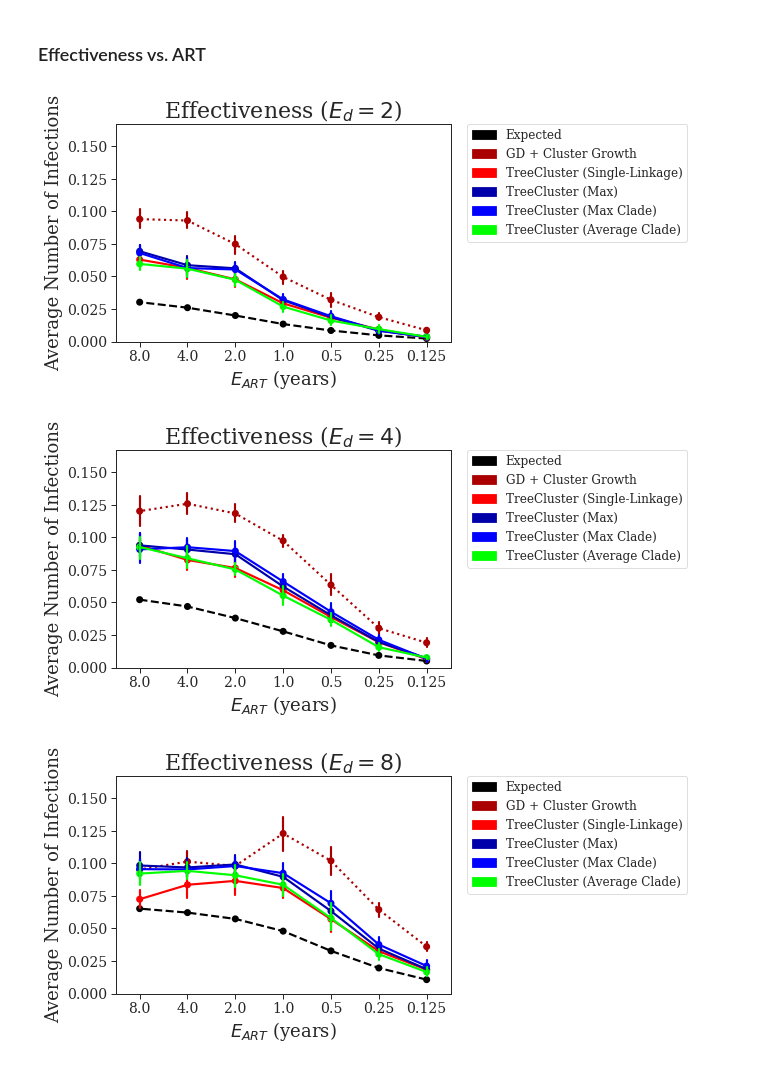
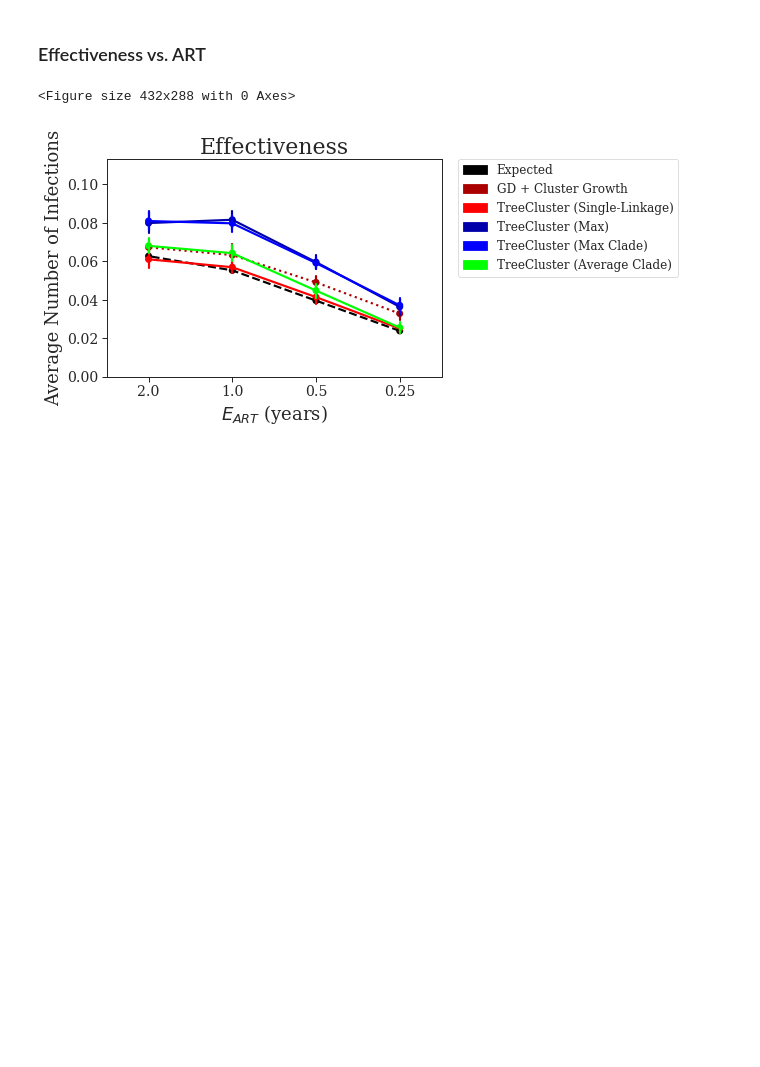
Before and after one commit to niemasd/Tree-Based-Clustering-Paper, a Jupyter notebook: figures/Figures.ipynb, the cells around one changed output. Drawn from its saved outputs; the diff is of its cells as text; code cells hidden in the pictures; blank space fills up the shorter version.

Commit message:
Updated figure

```diff
--- a/figures/Figures.ipynb
+++ b/figures/Figures.ipynb
@@ -57,29 +57,28 @@ rcParams['font.family'] = 'serif'
 # %% [markdown]
 ### Effectiveness vs. ART
 # %%
-eff_order = ['expected','tn93','tc_single_linkage','tc_max','tc_max_clade','tc_avg_clade']
+eff_order = ['expected','hivtrace','single_linkage','max','max_clade','avg_clade']
 eff_handles = [Patch(color=meta['color'][m], label=meta['label'][m]) for m in eff_order]
 eff_data = load(gopen('DATA.EFFECTIVENESS.pkl.gz'))
-eff_ymax = max(e for d in eff_data for r in eff_data[d] for m in eff_data[d][r] for e in eff_data[d][r][m])
+eff_ymax = max(e for r in eff_data for m in eff_data[r] for e in eff_data[r][m])
 rc = copy(RC); rc["legend.fontsize"]=12; rc["xtick.labelsize"]=14; rc["ytick.labelsize"]=14; set_context("paper", rc=rc)
-for d in sorted(eff_data.keys()):
-    fig = plt.figure()
-    for m in eff_order:
-        x = list(); y = list()
-        for r in sorted(eff_data[d].keys()):
-            y += eff_data[d][r][m]; x += [1./r]*len(eff_data[d][r][m])
-        ax = pointplot(x=x, y=y, color=meta['color'][m], linestyles=meta['linestyle'][m])
-    ax.invert_xaxis()
-    plt.ylim(ymin=0, ymax=eff_ymax)
-    plt.title(r"Effectiveness ($%s=%d$)" % (ED,d), size=22)
-    plt.xlabel(r"$%s$ (years)"%EART, size=18)
-    plt.ylabel("Average Number of Infections", size=18)
-    legend = plt.legend(handles=eff_handles,bbox_to_anchor=(1.05, 1), loc=2, borderaxespad=0., frameon=True)
-    plt.show()
-    fig.savefig('effectiveness_degree_%s.pdf'%str(d), format='pdf', bbox_extra_artists=(legend,), bbox_inches='tight')
-    plt.close()
+fig = plt.figure()
+fig = plt.figure()
+for m in eff_order:
+    x = list(); y = list()
+    for r in sorted(eff_data.keys()):
+        y += eff_data[r][m]; x += [1./r]*len(eff_data[r][m])
+    ax = pointplot(x=x, y=y, color=meta['color'][m], linestyles=meta['linestyle'][m])
+ax.invert_xaxis()
+plt.ylim(ymin=0, ymax=eff_ymax)
+plt.title("Effectiveness", size=22)
+plt.xlabel(r"$%s$ (years)"%EART, size=18)
+plt.ylabel("Average Number of Infections", size=18)
+legend = plt.legend(handles=eff_handles,bbox_to_anchor=(1.05, 1), loc=2, borderaxespad=0., frameon=True)
+plt.show()
+fig.savefig('effectiveness.pdf', format='pdf', bbox_extra_artists=(legend,), bbox_inches='tight')
+plt.close()
 set_context("paper", rc=RC)
 # %% [output]
+<Figure size 432x288 with 0 Axes>
-[figure, old version]
+[figure, new version]
-[figure, removed]
-[figure, removed]
```
Also changed, not shown: parts of 2 cells of this notebook.
